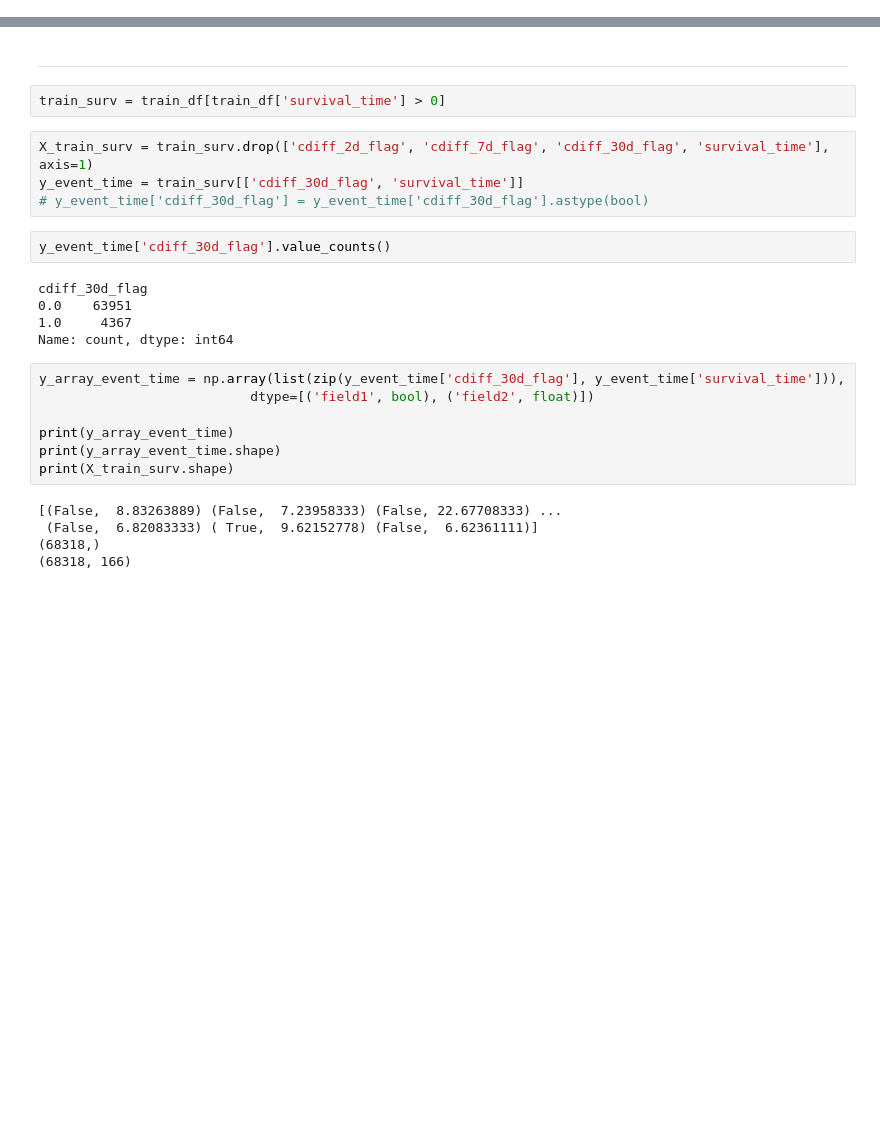
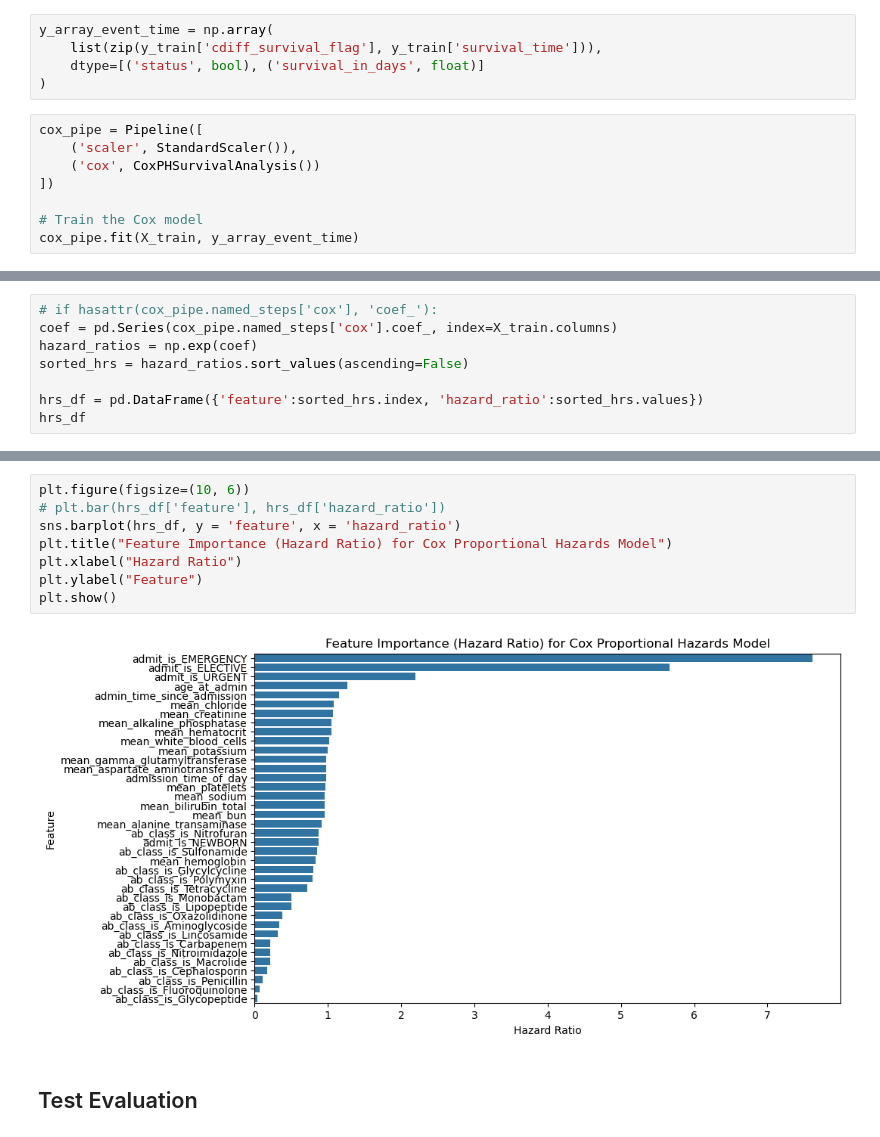
Before and after one commit to aszatrowski/predicting-cdiff, a Jupyter notebook: survival_analysis.ipynb, the cells around one changed output, grey strips where cells are left out. Drawn from its saved outputs; the diff is of its cells as text; blank space fills up the shorter version.

```diff
--- a/survival_analysis.ipynb
+++ b/survival_analysis.ipynb
@@ -37,0 +87,13 @@ Text(0.5, 0, 'time $t$ (days)')
+# %%
+y_array_event_time = np.array(
+    list(zip(y_train['cdiff_survival_flag'], y_train['survival_time'])),
+    dtype=[('status', bool), ('survival_in_days', float)]
+)
+# %%
+cox_pipe = Pipeline([
+    ('scaler', StandardScaler()),
+    ('cox', CoxPHSurvivalAnalysis())
+])
+
+# Train the Cox model
+cox_pipe.fit(X_train, y_array_event_time)
@@ -37,0 +110,8 @@ Text(0.5, 0, 'time $t$ (days)')
+# %%
+# if hasattr(cox_pipe.named_steps['cox'], 'coef_'):
+coef = pd.Series(cox_pipe.named_steps['cox'].coef_, index=X_train.columns)
+hazard_ratios = np.exp(coef)
+sorted_hrs = hazard_ratios.sort_values(ascending=False)
+
+hrs_df = pd.DataFrame({'feature':sorted_hrs.index, 'hazard_ratio':sorted_hrs.values})
+hrs_df
@@ -38,27 +136,12 @@ Text(0.5, 0, 'time $t$ (days)')
+# %%
+plt.figure(figsize=(10, 6))
+# plt.bar(hrs_df['feature'], hrs_df['hazard_ratio'])
+sns.barplot(hrs_df, y = 'feature', x = 'hazard_ratio')
+plt.title("Feature Importance (Hazard Ratio) for Cox Proportional Hazards Model")
+plt.xlabel("Hazard Ratio")
+plt.ylabel("Feature")
+plt.show()
+# %% [output]
+[figure, added]
 # %% [markdown]
----
+## Test Evaluation
-# %%
-train_surv = train_df[train_df['survival_time'] > 0]
-# %%
-X_train_surv = train_surv.drop(['cdiff_2d_flag', 'cdiff_7d_flag', 'cdiff_30d_flag', 'survival_time'], axis=1)
-y_event_time = train_surv[['cdiff_30d_flag', 'survival_time']]
-# y_event_time['cdiff_30d_flag'] = y_event_time['cdiff_30d_flag'].astype(bool)
-# %%
-y_event_time['cdiff_30d_flag'].value_counts()
-# %% [output]
-cdiff_30d_flag
-0.0    63951
-1.0     4367
-Name: count, dtype: int64
-# %%
-y_array_event_time = np.array(list(zip(y_event_time['cdiff_30d_flag'], y_event_time['survival_time'])),
-                           dtype=[('field1', bool), ('field2', float)])
-
-print(y_array_event_time)
-print(y_array_event_time.shape)
-print(X_train_surv.shape)
-# %% [output]
-[(False,  8.83263889) (False,  7.23958333) (False, 22.67708333) ...
- (False,  6.82083333) ( True,  9.62152778) (False,  6.62361111)]
-(68318,)
-(68318, 166)
```
Also changed, not shown: parts of 14 cells of this notebook.
